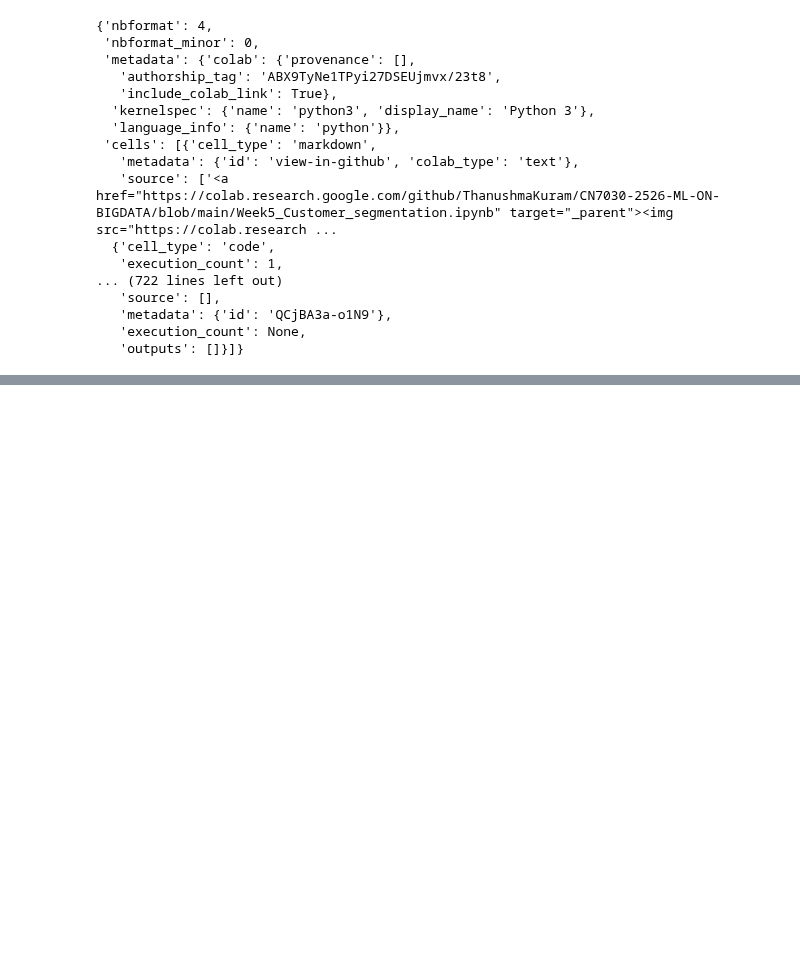
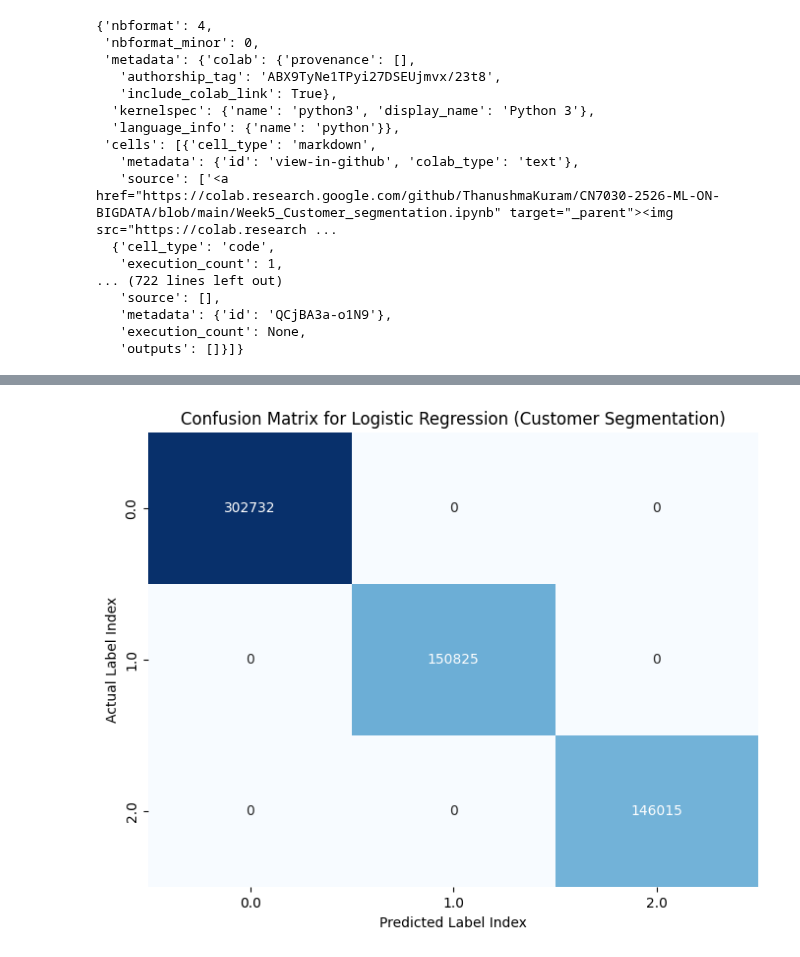
Before and after one commit to mohiuddin2806-lang/machine-learning-, a Jupyter notebook: week_5mohi.ipynb, the cells around one changed output, grey strips where cells are left out. Cells and saved outputs as stored; diff of their text form; code cells hidden in the pictures; blank space fills up the shorter version.

```diff
--- a/week_5mohi.ipynb
+++ b/week_5mohi.ipynb
@@ -1038,0 +1071,10 @@
+# %%
+# Load the customer segmentation dataset
+# Assuming 'Segment' is the label column and other relevant columns are features
+segmentation_df = spark.read.csv('/content/customer_segmentation_dataset.csv', inferSchema=True, header=True)
+
+# Display schema and first few rows to understand the data
+print("Schema of the Customer Segmentation Dataset:")
+segmentation_df.printSchema()
+print("\nFirst 5 rows of the Customer Segmentation Dataset:")
+segmentation_df.show(5)
@@ -1038,0 +1158,6 @@
+# %%
+# Split the data into training and test sets
+(trainingData_segmentation, testData_segmentation) = final_df.randomSplit([0.7, 0.3], seed=42)
+
+print(f"Training data count: {trainingData_segmentation.count()}")
+print(f"Test data count: {testData_segmentation.count()}")
@@ -1038,0 +1264,26 @@
+# %%
+
+import pandas as pd
+import matplotlib.pyplot as plt
+import seaborn as sns
+
+# Convert predictions and labels to Pandas DataFrame for easier manipulation
+confusion_data = predictions_lr_segmentation.select(indexed_label_col, "prediction").toPandas()
+
+# Create a confusion matrix using Pandas
+confusion_matrix_df = pd.crosstab(
+    confusion_data[indexed_label_col],
+    confusion_data['prediction'],
+    rownames=['Actual'],
+    colnames=['Predicted']
+)
+
+# Plot the confusion matrix using Seaborn and Matplotlib
+plt.figure(figsize=(8, 6))
+sns.heatmap(confusion_matrix_df, annot=True, fmt="d", cmap="Blues", cbar=False)
+plt.title("Confusion Matrix for Logistic Regression (Customer Segmentation)")
+plt.xlabel("Predicted Label Index")
+plt.ylabel("Actual Label Index")
+plt.show()
+# %% [output]
+[figure, added]
```
Also changed, not shown: parts of 18 cells of this notebook.
